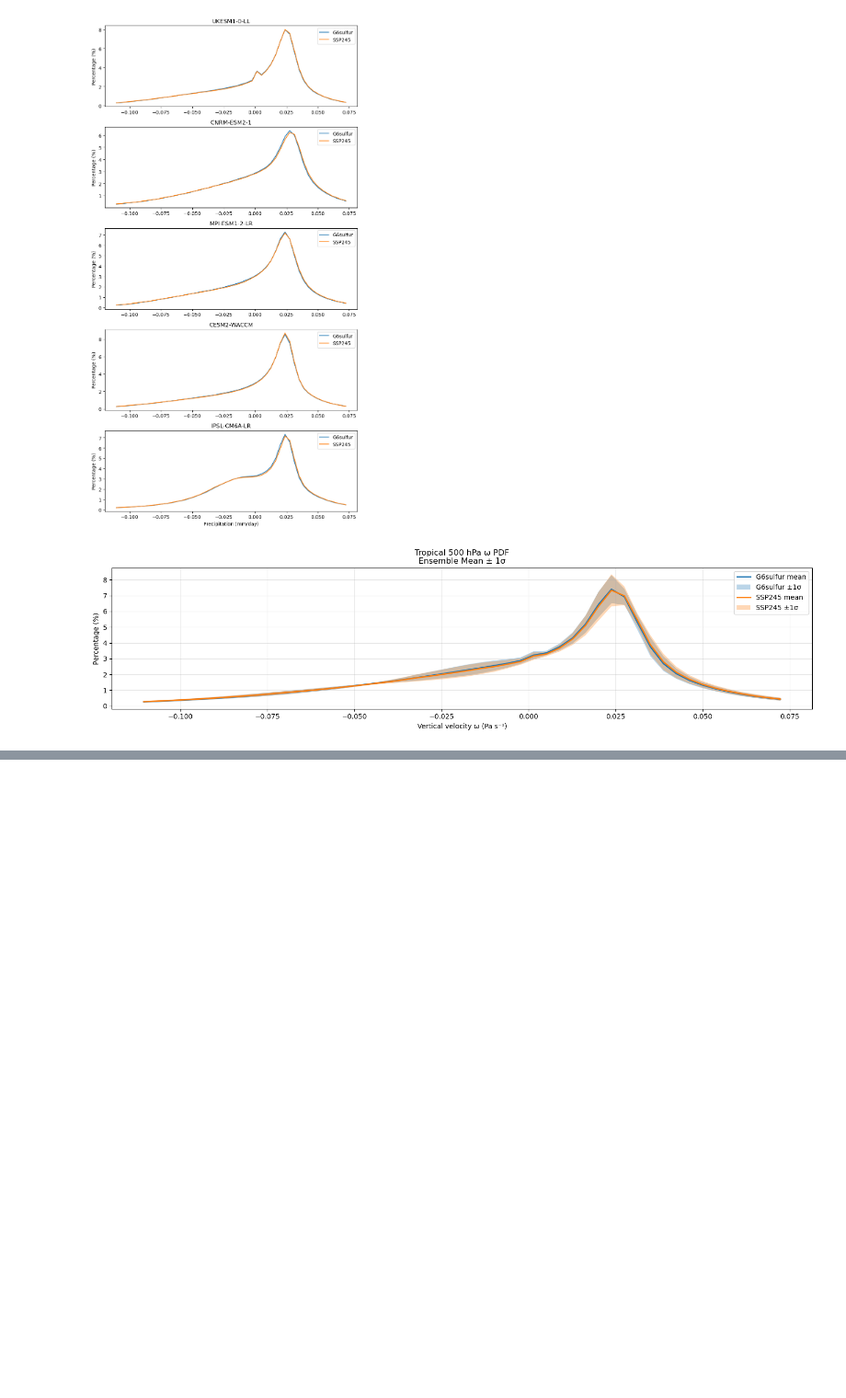
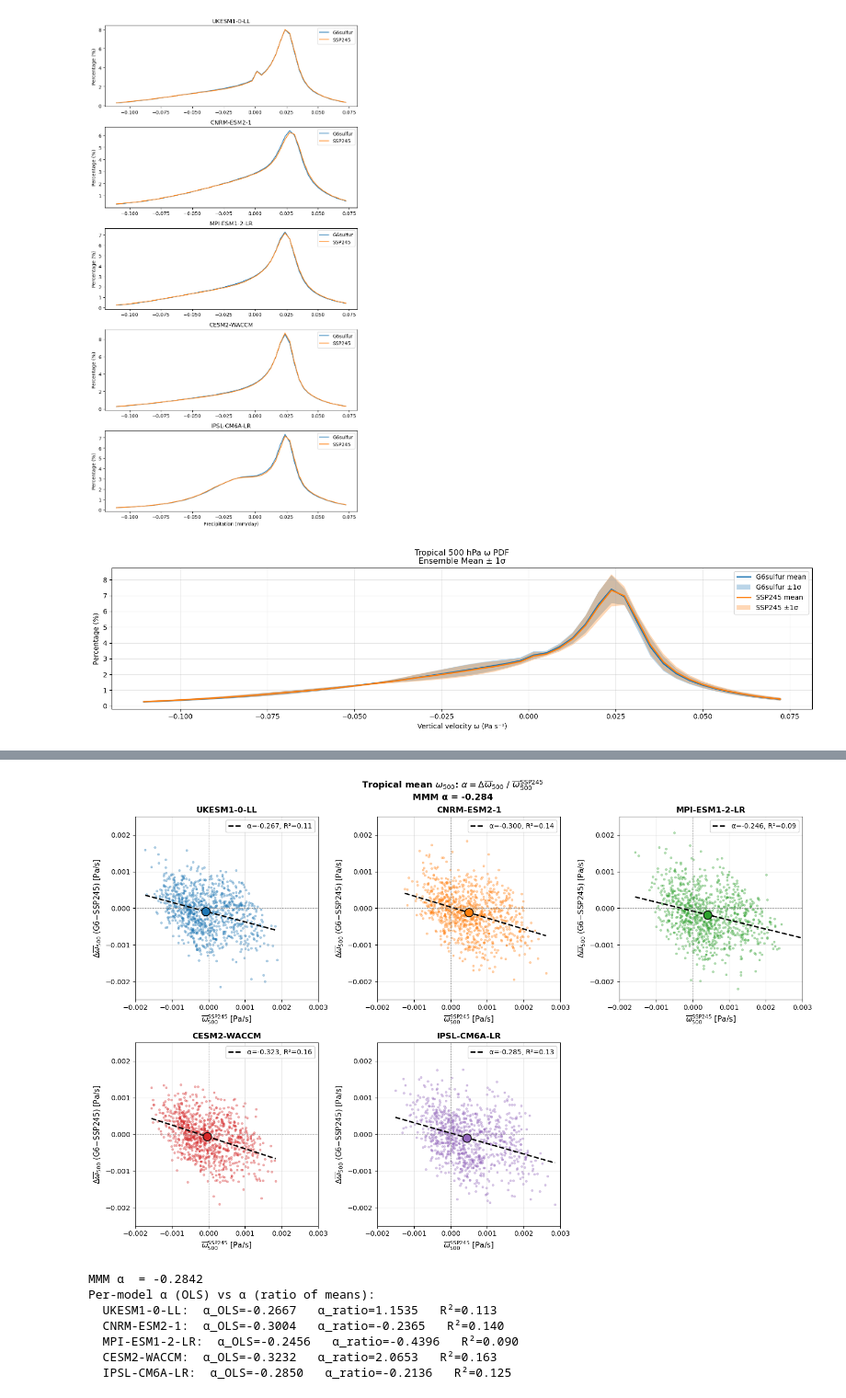
Before and after one commit to bidyutbg/UoE, a Jupyter notebook: 20260218_Monsoons/20260409_w500_PDF.ipynb, the cells around one changed output, grey strips where cells are left out. Shown at 92% size. Drawn from its saved outputs; the diff is of its cells as text; code cells hidden in the pictures; blank space fills up the shorter version.

```diff
--- a/20260218_Monsoons/20260409_w500_PDF.ipynb
+++ b/20260218_Monsoons/20260409_w500_PDF.ipynb
@@ -590,0 +1248,77 @@ bin_edges_ref
+# %%
+# ================================================================
+# PLOT: scatter of delta_w500_tropicalmean vs w500_tropicalmean_SSP245
+# one dot per time step per model, alpha shown per model
+# ================================================================
+
+from scipy import stats
+
+fig, axes = plt.subplots(2, 3, figsize=(15, 10))
+axes = axes.flatten()
+
+for idx, (model_name, res) in enumerate(all_results.items()):
+    ax     = axes[idx]
+    color  = colors[model_name]
+
+    x = res['w500_ssp_timeseries'].values
+    y = res['delta_w500_timeseries'].values
+
+    # --- Correct slope: OLS regression (no forced intercept) ---
+    slope, intercept, r_value, p_value, _ = stats.linregress(x, y)
+    alpha_ols = slope   # this is the proper alpha
+
+    # Update stored alpha too
+    all_results[model_name]['alpha_ols'] = alpha_ols
+    all_results[model_name]['r2']        = r_value**2
+
+    # --- Plot ---
+    ax.scatter(x, y, color=color, s=8, alpha=0.3)
+
+    # Regression line
+    x_line = np.linspace(x.min(), x.max(), 100)
+    ax.plot(x_line, slope * x_line + intercept,
+            color='black', linewidth=2, linestyle='--',
+            label=f'α={alpha_ols:.3f}, R²={r_value**2:.2f}')
+
+    # Time-mean dot
+    ax.scatter(res['w500_ssp_mean'], res['delta_w500_mean'],
+               color=color, s=150, edgecolors='k', linewidths=1.2, zorder=5)
+
+    ax.axhline(0, color='gray', linestyle=':', linewidth=0.8)
+    ax.axvline(0, color='gray', linestyle=':', linewidth=0.8)
+
+    ax.set_xlabel(r'$\overline{\omega}_{500}^{\mathrm{SSP245}}$ [Pa/s]', fontsize=11)
+    ax.set_ylabel(r'$\Delta\overline{\omega}_{500}$ (G6−SSP245) [Pa/s]', fontsize=11)
+    ax.set_title(model_name, fontsize=12, fontweight='bold')
+    ax.legend(fontsize=10, framealpha=0.9)
+    ax.grid(True, alpha=0.3)
+    ax.set_xlim(-0.002,0.003)
+    ax.set_ylim(-0.0025,0.0025)
+
+# Hide unused panel
+for idx in range(len(all_results), 6):
+    axes[idx].axis('off')
+
+# --- MMM alpha from OLS slopes ---
+alpha_mmm_ols = np.mean([res['alpha_ols'] for res in all_results.values()])
+fig.suptitle(rf'Tropical mean $\omega_{{500}}$: $\alpha = \Delta\overline{{\omega}}_{{500}}\ /\ \overline{{\omega}}_{{500}}^{{\mathrm{{SSP245}}}}$'
+             f'\nMMM α = {alpha_mmm_ols:.3f}',
+             fontsize=13, fontweight='bold')
+
+plt.tight_layout()
+plt.savefig('scatter_alpha_w500_panels.png', dpi=300, bbox_inches='tight')
+plt.show()
+
+print(f"\nMMM α  = {alpha_mmm_ols:.4f}")
+print("Per-model α (OLS) vs α (ratio of means):")
+for m, res in all_results.items():
+    print(f"  {m}:  α_OLS={res['alpha_ols']:.4f}   α_ratio={res['alpha']:.4f}   R²={res['r2']:.3f}")
+# %% [output]
+[figure, added]
+MMM α  = -0.2842
+Per-model α (OLS) vs α (ratio of means):
+  UKESM1-0-LL:  α_OLS=-0.2667   α_ratio=1.1535   R²=0.113
+  CNRM-ESM2-1:  α_OLS=-0.3004   α_ratio=-0.2365   R²=0.140
+  MPI-ESM1-2-LR:  α_OLS=-0.2456   α_ratio=-0.4396   R²=0.090
+  CESM2-WACCM:  α_OLS=-0.3232   α_ratio=2.0653   R²=0.163
+  IPSL-CM6A-LR:  α_OLS=-0.2850   α_ratio=-0.2136   R²=0.125
```
Also changed, not shown: parts of 14 cells of this notebook, 23 other files.
